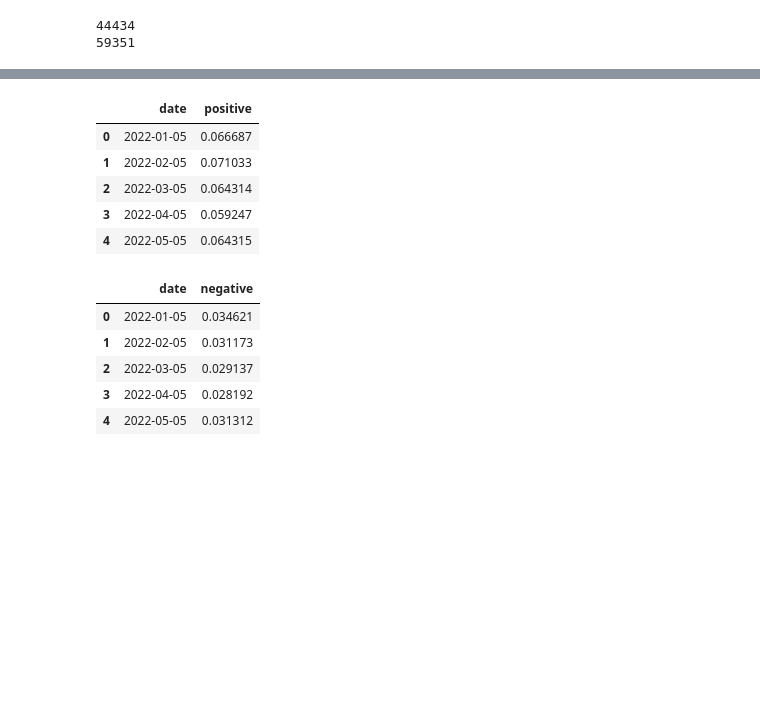
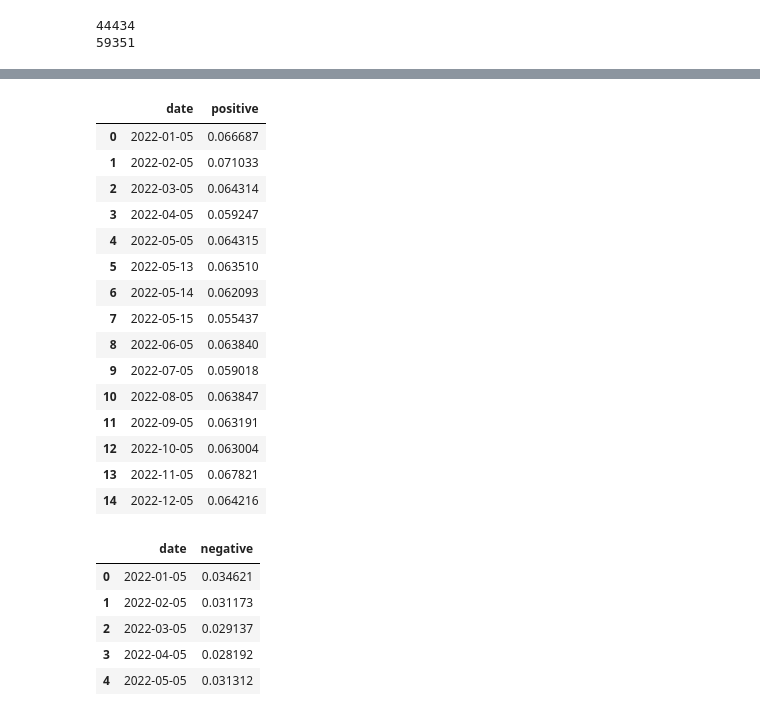
Before and after one commit to Ashlynbh/Crypto_Sentiment_Project, a Jupyter notebook: modelling_CT_Test.ipynb, the cells around one changed output, grey strips where cells are left out. Saved outputs shown, nothing was run; the diff lists cells and outputs as text; code cells hidden in the pictures; blank space fills up the shorter version.

```diff
--- a/modelling_CT_Test.ipynb
+++ b/modelling_CT_Test.ipynb
@@ -81,14 +284,24 @@ eth.head()
 # %%
 eth_pos_avg = eth.groupby('date')['positive'].mean()
 eth_pos_avg = eth_pos_avg.reset_index()
-eth_pos_avg.head()
+eth_pos_avg
 # %% [output]
 |  | date | positive |
 | 0 | 2022-01-05 | 0.066687 |
 | 1 | 2022-02-05 | 0.071033 |
 | 2 | 2022-03-05 | 0.064314 |
 | 3 | 2022-04-05 | 0.059247 |
 | 4 | 2022-05-05 | 0.064315 |
+| 5 | 2022-05-13 | 0.063510 |
+| 6 | 2022-05-14 | 0.062093 |
+| 7 | 2022-05-15 | 0.055437 |
+| 8 | 2022-06-05 | 0.063840 |
+| 9 | 2022-07-05 | 0.059018 |
+| 10 | 2022-08-05 | 0.063847 |
+| 11 | 2022-09-05 | 0.063191 |
+| 12 | 2022-10-05 | 0.063004 |
+| 13 | 2022-11-05 | 0.067821 |
+| 14 | 2022-12-05 | 0.064216 |
 # %%
 eth_neg_avg = eth.groupby('date')['negative'].mean()
 eth_neg_avg = eth_neg_avg.reset_index()
```
Also changed, not shown: parts of 27 cells of this notebook, 1 other file.
